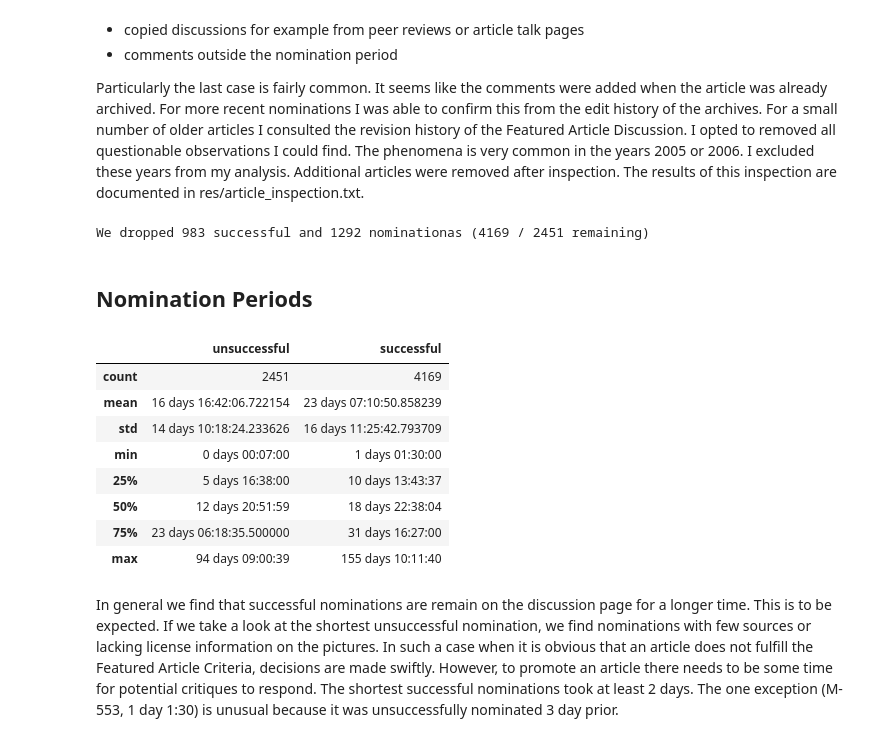
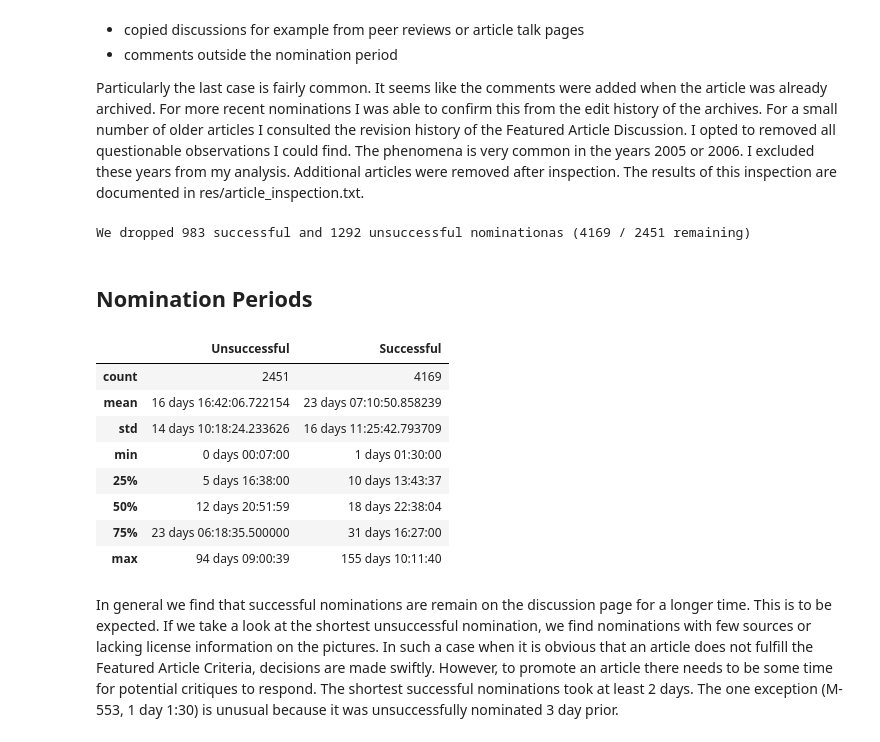
Before and after one commit to MacCMillion/wiki_project, a Jupyter notebook: Results.ipynb, the cells around one changed output. Cells and saved outputs as stored; diff of their text form; code cells hidden in the pictures.

```diff
--- a/Results.ipynb
+++ b/Results.ipynb
@@ -23,15 +28,24 @@ df_FAC = pd.merge(
     pd.read_csv('./res/revisions_FAC.csv', sep=';', index_col=0, parse_dates=date_cols_0),
     pd.read_csv('./res/FAC_merged.csv', sep=';', index_col=0, parse_dates=date_cols_1),
     on='title')
+df_FAC = pd.merge(
+    df_FAC, pd.read_csv('./res/revisions_FAC_2w.csv', sep=';', index_col=0),
+    on='title')
+
 df_FAC['nomination_period'] = df_FAC['end_date'] - df_FAC['date_nomination']
 
 df_FA = pd.merge(pd.read_csv('./res/revisions_FA.csv', sep=';', index_col=0, parse_dates=date_cols_0),
                   pd.read_csv('./res/FA_merged.csv', sep=';', index_col=0, parse_dates=date_cols_1),
                   on= 'title')
+df_FA = pd.merge(
+    df_FA, pd.read_csv('./res/revisions_FA_2w.csv', sep=';', index_col=0),
+    on='title')
+
 df_FA['nomination_period'] = df_FA['end_date'] - df_FA['date_nomination']
 
 print(f'We were able to sucessfully retriev information on {df_FA.shape[0]} sucessfull and {df_FAC.shape[0]} unsucessfull nominations.')
 
 d = df_FA.nomination_period.mean()
+print(df_FAC.columns)
 # %% [output]
 We were able to sucessfully retriev information on 5152 sucessfull and 3743 unsucessfull nominations.
@@ -60,9 +79,9 @@ df_FAC =df_FAC[~df_FAC.title.isin(remove_FAC)]
 df_FA =df_FA[~df_FA.title.isin(remove_FA)]
 n_FA2 = len(df_FA)
 n_FAC2 = len(df_FAC)
-print(f'We dropped {n_FA-n_FA2} successful and {n_FAC-n_FAC2} nominationas ({n_FA2} / {n_FAC2} remaining)')
+print(f'We dropped {n_FA-n_FA2} successful and {n_FAC-n_FAC2} unsuccessful nominationas ({n_FA2} / {n_FAC2} remaining)')
 # %% [output]
-We dropped 983 successful and 1292 nominationas (4169 / 2451 remaining)
+We dropped 983 successful and 1292 unsuccessful nominationas (4169 / 2451 remaining)
 # %%
 #df_FA_red.loc[df_FA_red.nomination_period.nlargest(30).index, ['title', 'nomination_period', 'date_nomination', 'date_last_comment', 'end_date']]
 #df_FAC_red.loc[df_FAC_red.nomination_period.nlargest(30).index, ['title', 'nomination_period', 'date_nomination', 'date_last_comment', 'end_date']]
@@ -70,10 +89,10 @@ We dropped 983 successful and 1292 nominationas (4169 / 2451 remaining)
 ## Nomination Periods
 # %%
 sum_nomination = pd.DataFrame([df_FAC.nomination_period.describe(), df_FA.nomination_period.describe()]).T
-sum_nomination.columns = ['unsuccessful', 'successful']
+sum_nomination.columns = ['Unsuccessful', 'Successful']
 sum_nomination
 # %% [output]
-|  | unsuccessful | successful |
+|  | Unsuccessful | Successful |
 | count | 2451 | 4169 |
 | mean | 16 days 16:42:06.722154 | 23 days 07:10:50.858239 |
 | std | 14 days 10:18:24.233626 | 16 days 11:25:42.793709 |
```
Also changed, not shown: parts of 10 cells of this notebook, 2 other files.
